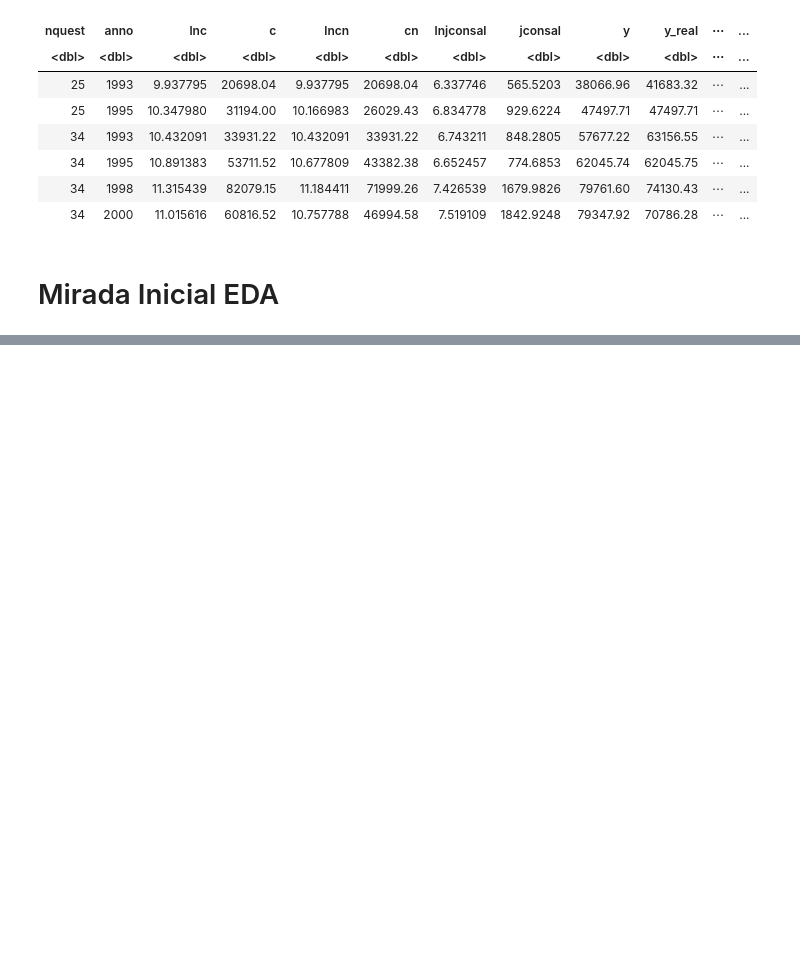
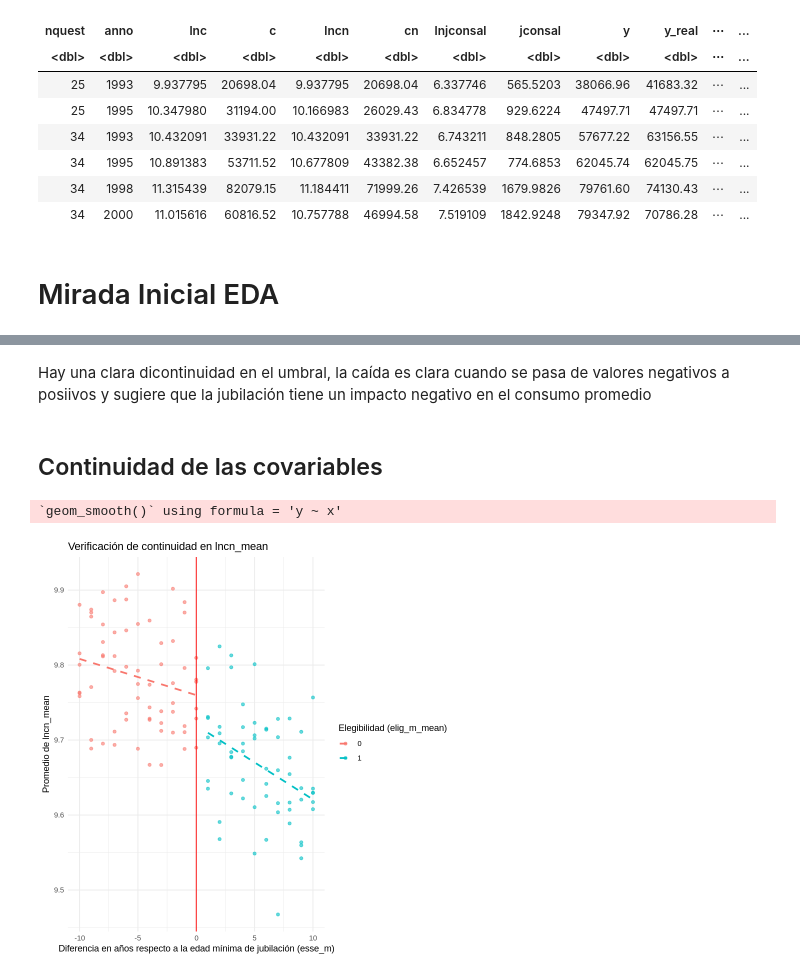
Before and after one commit to NicoD920/analisisDatosPrimavera2024, a Jupyter notebook: Tarea_2_(R).ipynb, the cells around one changed output, grey strips where cells are left out. Saved outputs shown, nothing was run; the diff lists cells and outputs as text; code cells hidden in the pictures; blank space fills up the shorter version.

```diff
--- a/Tarea_2_(R).ipynb
+++ b/Tarea_2_(R).ipynb
@@ -116,0 +435,20 @@ str(data_base_vird_dta)
+# %% [markdown]
+Hay una clara dicontinuidad en el umbral, la caída es clara cuando se pasa de valores negativos a posiivos y sugiere que la jubilación tiene un impacto negativo en el consumo promedio
+# %% [markdown]
+## Continuidad de las covariables
+# %%
+# Gráfico para lncn_mean
+ggplot(base_colapsada_vird_dta, aes(x = esse_m, y = lncn_mean, color = as.factor(elig_m_mean))) +
+  geom_point(alpha = 0.6) +                              # Puntos de datos
+  geom_smooth(method = "lm", se = FALSE, linetype = "dashed") + # Regresión lineal separada
+  geom_vline(xintercept = 0, linetype = "solid", color = "red") + # Umbral en esse_m = 0
+  labs(
+    title = "Verificación de continuidad en lncn_mean",
+    x = "Diferencia en años respecto a la edad mínima de jubilación (esse_m)",
+    y = "Promedio de lncn_mean",
+    color = "Elegibilidad (elig_m_mean)"
+  ) +
+  theme_minimal()
+# %% [output]
+`geom_smooth()` using formula = 'y ~ x'
+[figure, added]
```
Also changed, not shown: parts of 44 cells of this notebook.
